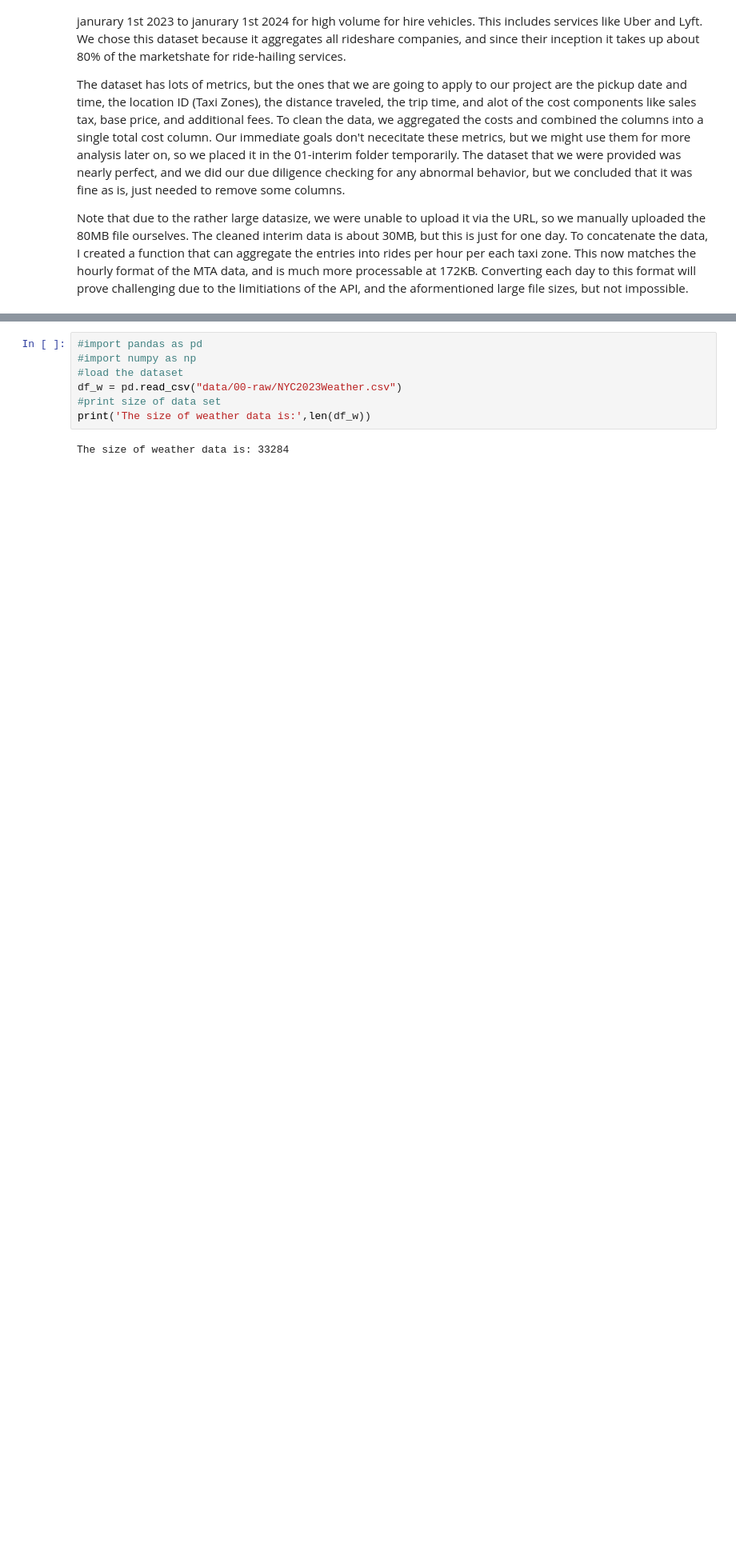
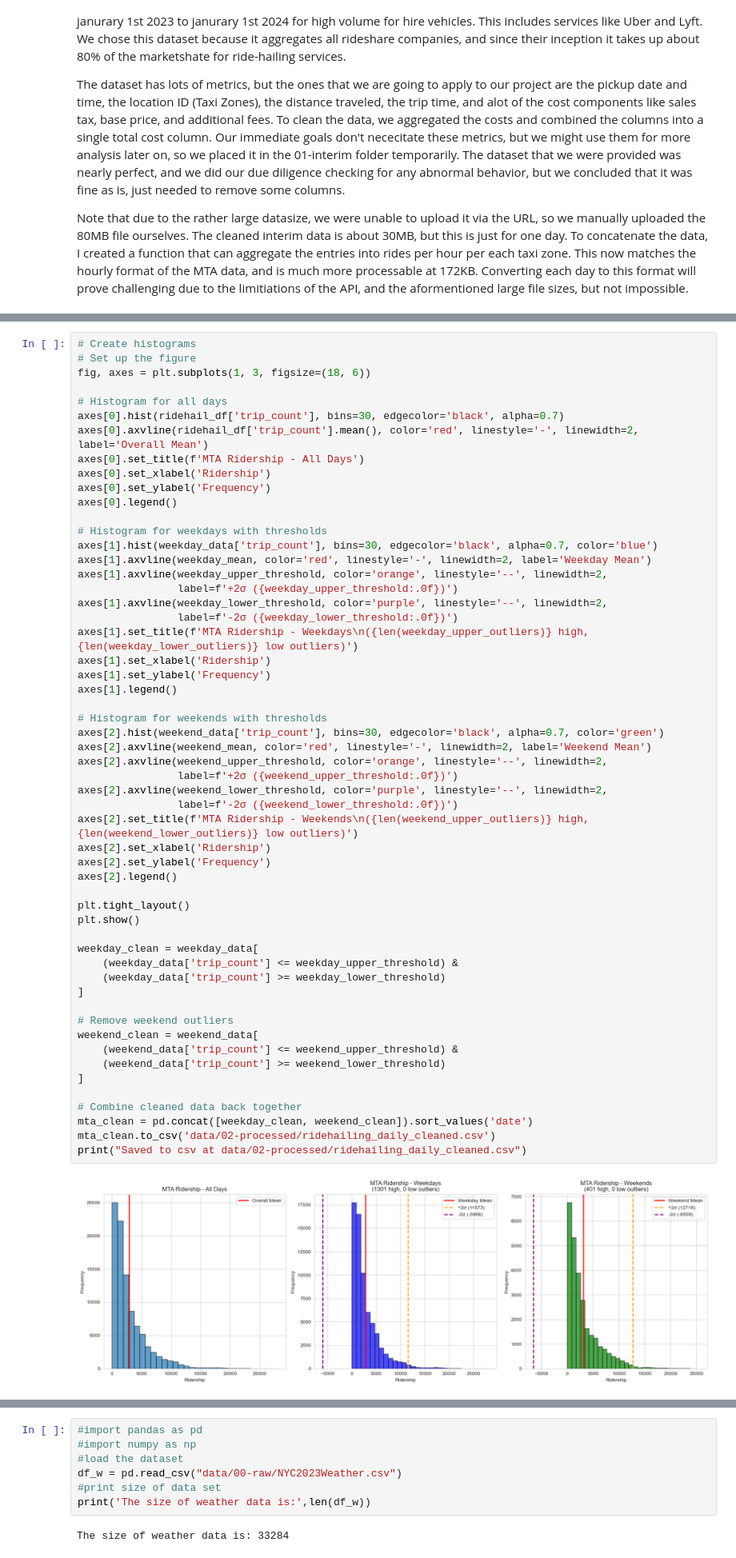
Before and after one commit to COGS108/Group063_WI26, a Jupyter notebook: 02-EDACheckpoint.ipynb, the cells around one changed output, grey strips where cells are left out. Shown at 80% size. Saved outputs shown, nothing was run; the diff lists cells and outputs as text; blank space fills up the shorter version.

```diff
--- a/02-EDACheckpoint.ipynb
+++ b/02-EDACheckpoint.ipynb
@@ -408,0 +516,57 @@ Note that due to the rather large datasize, we were unable to upload it via the
+# %%
+# Create histograms
+# Set up the figure
+fig, axes = plt.subplots(1, 3, figsize=(18, 6))
+
+# Histogram for all days
+axes[0].hist(ridehail_df['trip_count'], bins=30, edgecolor='black', alpha=0.7)
+axes[0].axvline(ridehail_df['trip_count'].mean(), color='red', linestyle='-', linewidth=2, label='Overall Mean')
+axes[0].set_title(f'MTA Ridership - All Days')
+axes[0].set_xlabel('Ridership')
+axes[0].set_ylabel('Frequency')
+axes[0].legend()
+
+# Histogram for weekdays with thresholds
+axes[1].hist(weekday_data['trip_count'], bins=30, edgecolor='black', alpha=0.7, color='blue')
+axes[1].axvline(weekday_mean, color='red', linestyle='-', linewidth=2, label='Weekday Mean')
+axes[1].axvline(weekday_upper_threshold, color='orange', linestyle='--', linewidth=2,
+                label=f'+2σ ({weekday_upper_threshold:.0f})')
+axes[1].axvline(weekday_lower_threshold, color='purple', linestyle='--', linewidth=2,
+                label=f'-2σ ({weekday_lower_threshold:.0f})')
+axes[1].set_title(f'MTA Ridership - Weekdays\n({len(weekday_upper_outliers)} high, {len(weekday_lower_outliers)} low outliers)')
+axes[1].set_xlabel('Ridership')
+axes[1].set_ylabel('Frequency')
+axes[1].legend()
+
+# Histogram for weekends with thresholds
+axes[2].hist(weekend_data['trip_count'], bins=30, edgecolor='black', alpha=0.7, color='green')
+axes[2].axvline(weekend_mean, color='red', linestyle='-', linewidth=2, label='Weekend Mean')
+axes[2].axvline(weekend_upper_threshold, color='orange', linestyle='--', linewidth=2,
+                label=f'+2σ ({weekend_upper_threshold:.0f})')
+axes[2].axvline(weekend_lower_threshold, color='purple', linestyle='--', linewidth=2,
+                label=f'-2σ ({weekend_lower_threshold:.0f})')
+axes[2].set_title(f'MTA Ridership - Weekends\n({len(weekend_upper_outliers)} high, {len(weekend_lower_outliers)} low outliers)')
+axes[2].set_xlabel('Ridership')
+axes[2].set_ylabel('Frequency')
+axes[2].legend()
+
+plt.tight_layout()
+plt.show()
+
+weekday_clean = weekday_data[
+    (weekday_data['trip_count'] <= weekday_upper_threshold) &
+    (weekday_data['trip_count'] >= weekday_lower_threshold)
+]
+
+# Remove weekend outliers
+weekend_clean = weekend_data[
+    (weekend_data['trip_count'] <= weekend_upper_threshold) &
+    (weekend_data['trip_count'] >= weekend_lower_threshold)
+]
+
+# Combine cleaned data back together
+mta_clean = pd.concat([weekday_clean, weekend_clean]).sort_values('date')
+mta_clean.to_csv('data/02-processed/ridehailing_daily_cleaned.csv')
+print("Saved to csv at data/02-processed/ridehailing_daily_cleaned.csv")
+# %% [output]
+[figure, added]
```
Also changed, not shown: parts of 10 cells of this notebook, 2 other files.
